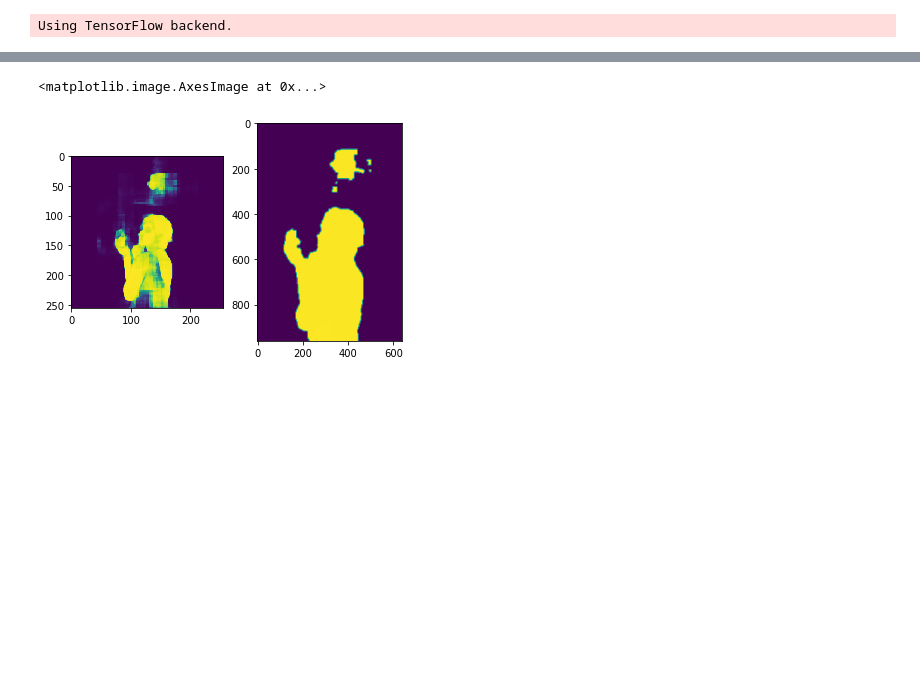
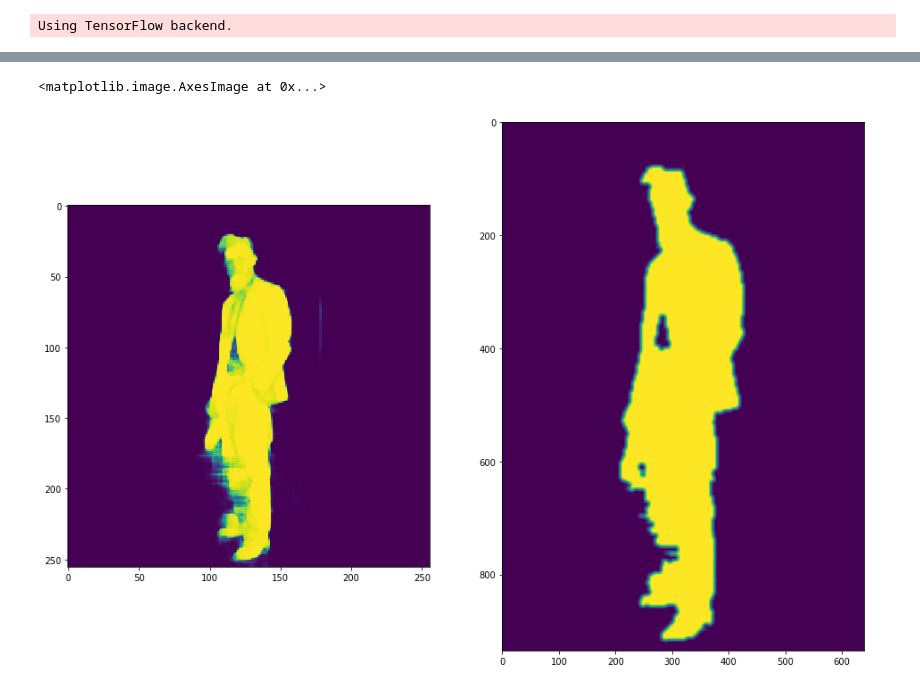
Before and after one commit to kairess/human_segmentation, a Jupyter notebook: test.ipynb, the cells around one changed output, grey strips where cells are left out. Cells and saved outputs as stored; diff of their text form; code cells hidden in the pictures; blank space fills up the shorter version.

Commit message:
modify model

```diff
--- a/test.ipynb
+++ b/test.ipynb
@@ -8,11 +8,14 @@ import os
 # %% [output]
 Using TensorFlow backend.
 # %%
-model = load_model('models/unet.h5')
+model = load_model('models/unet_no_drop.h5')
 # %%
-img = cv2.imread('imgs/02.png', cv2.IMREAD_COLOR)
-img_ori = img.copy()
+IMG_PATH = 'imgs/04.jpg'
 
-plt.imshow(img)
+img = cv2.imread(IMG_PATH, cv2.IMREAD_COLOR)
+img_ori = cv2.cvtColor(img.copy(), cv2.COLOR_BGR2RGB)
+
+plt.figure(figsize=(16, 16))
+plt.imshow(img_ori)
 # %% [output]
 <matplotlib.image.AxesImage at 0x...>
@@ -49,44 +53,51 @@ plt.imshow(img)
 # %%
-pred = model.predict(img.reshape((1, IMG_WIDTH, IMG_HEIGHT, 3)).astype(np.float32) / 255.)
+input_img = img.reshape((1, IMG_WIDTH, IMG_HEIGHT, 3)).astype(np.float32) / 255.
+
+pred = model.predict(input_img)
 # %%
-THRESHOLD = 0.3
+THRESHOLD = 0.5
+EROSION = 1
 
 def postprocess(img_ori, pred):
     h, w = img_ori.shape[:2]
 
-    mask = (pred.squeeze()[:, :, 1] > THRESHOLD).astype(np.uint8)
+    mask_ori = (pred.squeeze()[:, :, 1] > THRESHOLD).astype(np.uint8)
     max_size = max(h, w)
-    mask_ori = cv2.resize(mask, dsize=(max_size, max_size))
+    result_mask = cv2.resize(mask_ori, dsize=(max_size, max_size))
 
     if h >= w:
         diff = (max_size - w) // 2
-        result_mask = mask_ori[:, diff:-diff]
+        if diff > 0:
+            result_mask = result_mask[:, diff:-diff]
     else:
         diff = (max_size - h) // 2
-        result_mask = mask_ori[diff:-diff, :]
+        if diff > 0:
+            result_mask = result_mask[diff:-diff, :]
 
     result_mask = cv2.resize(result_mask, dsize=(w, h))
 
     # fill holes
-    cv2.floodFill(result_mask, mask=np.zeros((h+2, w+2), np.uint8), seedPoint=(0, 0), newVal=255)
-    result_mask = cv2.bitwise_not(result_mask)
+#     cv2.floodFill(result_mask, mask=np.zeros((h+2, w+2), np.uint8), seedPoint=(0, 0), newVal=255)
+#     result_mask = cv2.bitwise_not(result_mask)
+    result_mask *= 255
 
-    erosion_size = 3
-    element = cv2.getStructuringElement(cv2.MORPH_RECT, (2*erosion_size + 1, 2*erosion_size+1), (erosion_size, erosion_size))
+    # erode image
+    element = cv2.getStructuringElement(cv2.MORPH_RECT, (2*EROSION + 1, 2*EROSION+1), (EROSION, EROSION))
     result_mask = cv2.erode(result_mask, element)
 
-    # blur edges
+    # smoothen edges
     result_mask = cv2.GaussianBlur(result_mask, ksize=(9, 9), sigmaX=5, sigmaY=5)
 
     return result_mask
 
 mask = postprocess(img_ori, pred)
 
+plt.figure(figsize=(16, 16))
 plt.subplot(1, 2, 1)
 plt.imshow(pred[0, :, :, 1])
 plt.subplot(1, 2, 2)
 plt.imshow(mask)
 # %% [output]
 <matplotlib.image.AxesImage at 0x...>
-[figure, old version]
+[figure, new version]
 # %%
```
Also changed, not shown: parts of 3 cells of this notebook, 10 other files.
